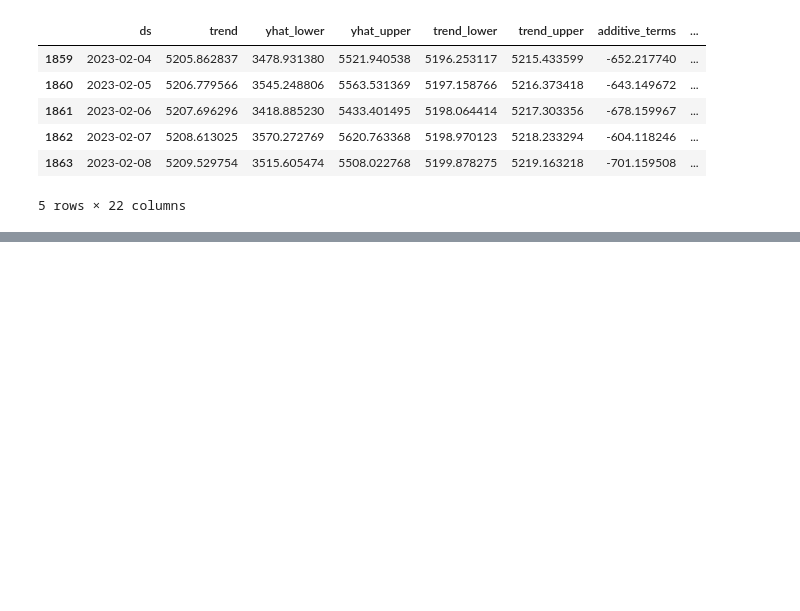
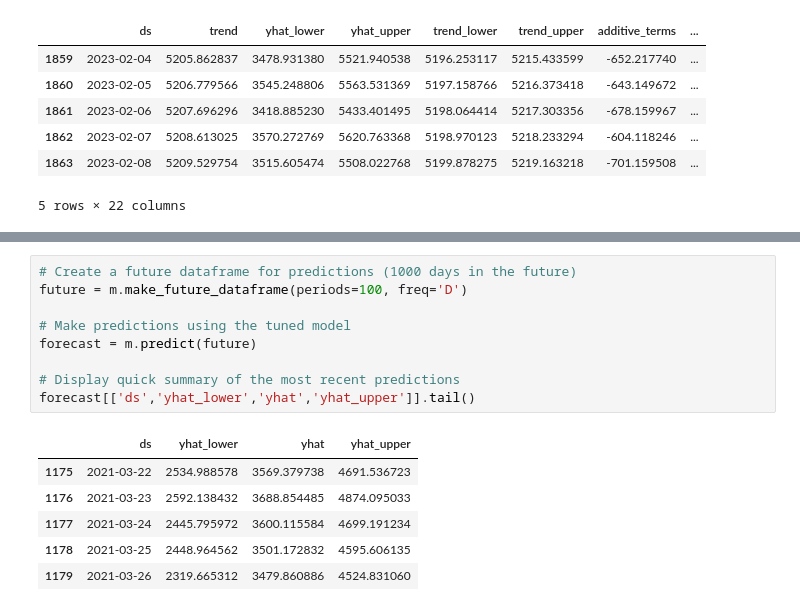
Before and after one commit to jaylesmajor/time-series-analysis, a Jupyter notebook: sales.ipynb, the cells around one changed output, grey strips where cells are left out. Cells and saved outputs as stored; diff of their text form; blank space fills up the shorter version.

```diff
--- a/sales.ipynb
+++ b/sales.ipynb
@@ -552,0 +620,16 @@ Model successfully loaded from models/TESLA_MODEL_X_LOS_ANGELES.json
+# %%
+# Create a future dataframe for predictions (1000 days in the future)
+future = m.make_future_dataframe(periods=100, freq='D')
+
+# Make predictions using the tuned model
+forecast = m.predict(future)
+
+# Display quick summary of the most recent predictions
+forecast[['ds','yhat_lower','yhat','yhat_upper']].tail()
+# %% [output]
+|  | ds | yhat_lower | yhat | yhat_upper |
+| 1175 | 2021-03-22 | 2534.988578 | 3569.379738 | 4691.536723 |
+| 1176 | 2021-03-23 | 2592.138432 | 3688.854485 | 4874.095033 |
+| 1177 | 2021-03-24 | 2445.795972 | 3600.115584 | 4699.191234 |
+| 1178 | 2021-03-25 | 2448.964562 | 3501.172832 | 4595.606135 |
+| 1179 | 2021-03-26 | 2319.665312 | 3479.860886 | 4524.831060 |
```
Also changed, not shown: parts of 4 cells of this notebook, 1 other file.
